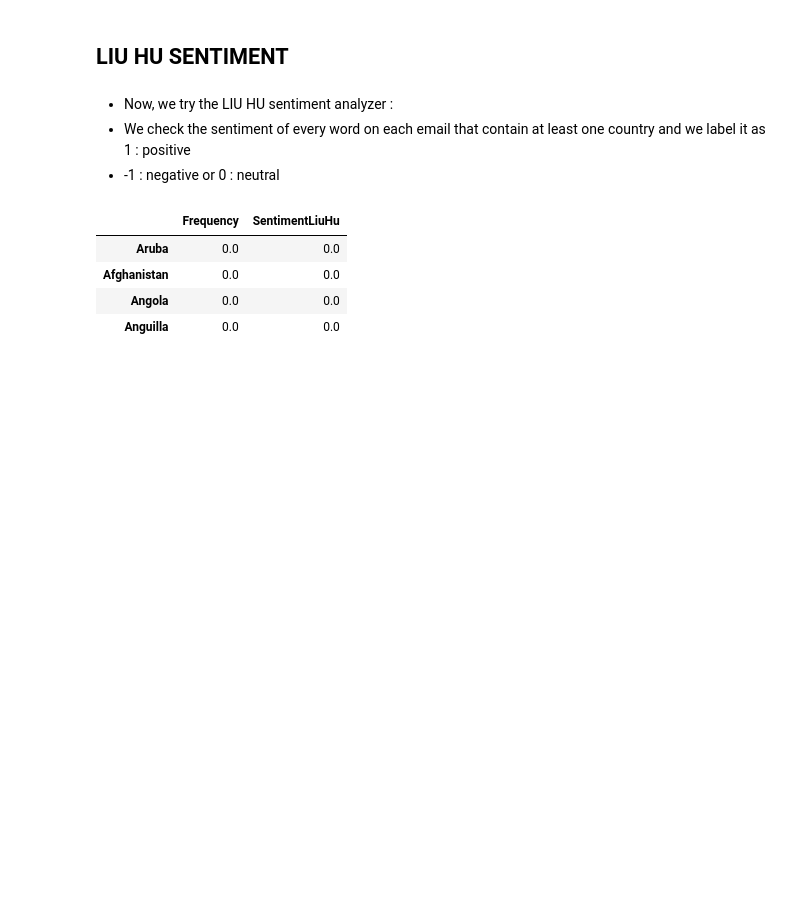
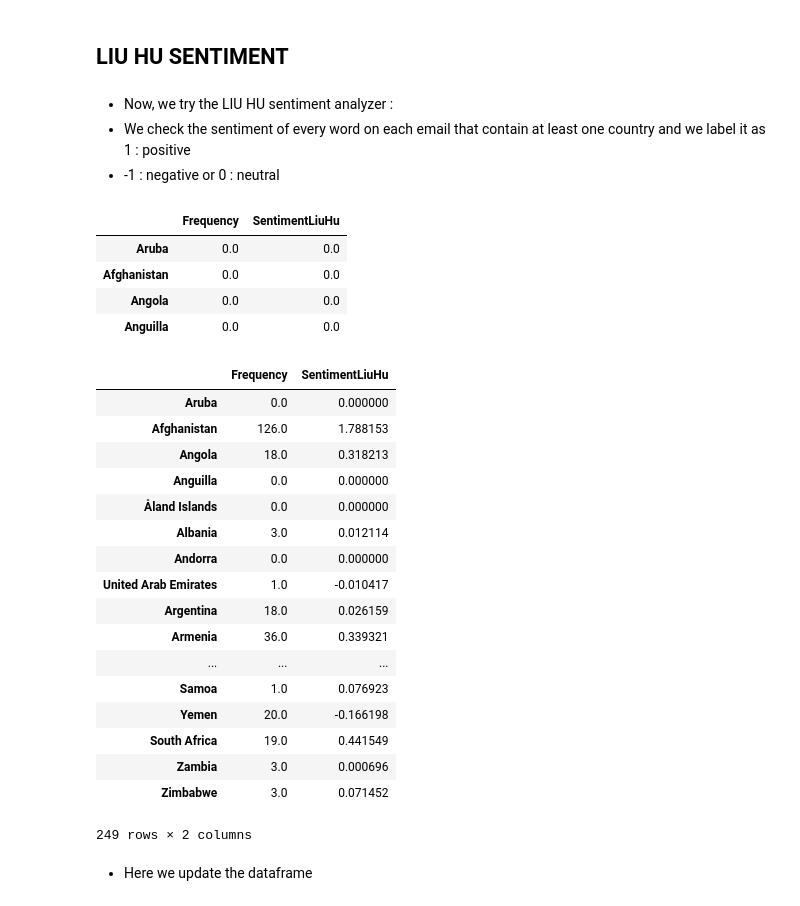
Before and after one commit to Wronskia/Homework, a Jupyter notebook: homework5/ex2.ipynb, the cells around one changed output. Saved outputs shown, nothing was run; the diff lists cells and outputs as text; code cells hidden in the pictures; blank space fills up the shorter version.

```diff
--- a/homework5/ex2.ipynb
+++ b/homework5/ex2.ipynb
@@ -212,6 +212,27 @@ dataCount_LiuHu.head(4)
 | Afghanistan | 0.0 | 0.0 |
 | Angola | 0.0 | 0.0 |
 | Anguilla | 0.0 | 0.0 |
+# %%
+dataCount_LiuHu
+# %% [output]
+|  | Frequency | SentimentLiuHu |
+| Aruba | 0.0 | 0.000000 |
+| Afghanistan | 126.0 | 1.788153 |
+| Angola | 18.0 | 0.318213 |
+| Anguilla | 0.0 | 0.000000 |
+| Åland Islands | 0.0 | 0.000000 |
+| Albania | 3.0 | 0.012114 |
+| Andorra | 0.0 | 0.000000 |
+| United Arab Emirates | 1.0 | -0.010417 |
+| Argentina | 18.0 | 0.026159 |
+| Armenia | 36.0 | 0.339321 |
+| ... | ... | ... |
+| Samoa | 1.0 | 0.076923 |
+| Yemen | 20.0 | -0.166198 |
+| South Africa | 19.0 | 0.441549 |
+| Zambia | 3.0 | 0.000696 |
+| Zimbabwe | 3.0 | 0.071452 |
+249 rows × 2 columns
 # %%
 def getSentimentLiuHu(mail):
     score=0
@@ -222,6 +243,8 @@ def getSentimentLiuHu(mail):
             if token in  opinion_lexicon.negative():
                 score-=1
     return score/len(nltk.word_tokenize(mail))
+# %% [markdown]
+- Here we update the dataframe
 # %%
 def checkCountryMail_LiuHu(mail):
     for value in Country_check.values():
```
Also changed, not shown: parts of 7 cells of this notebook.
